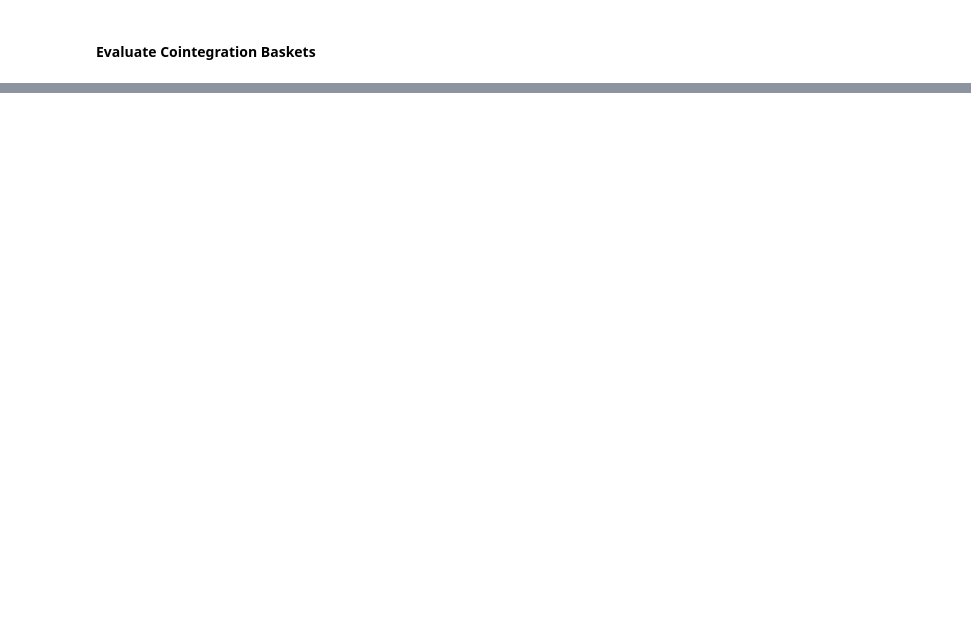
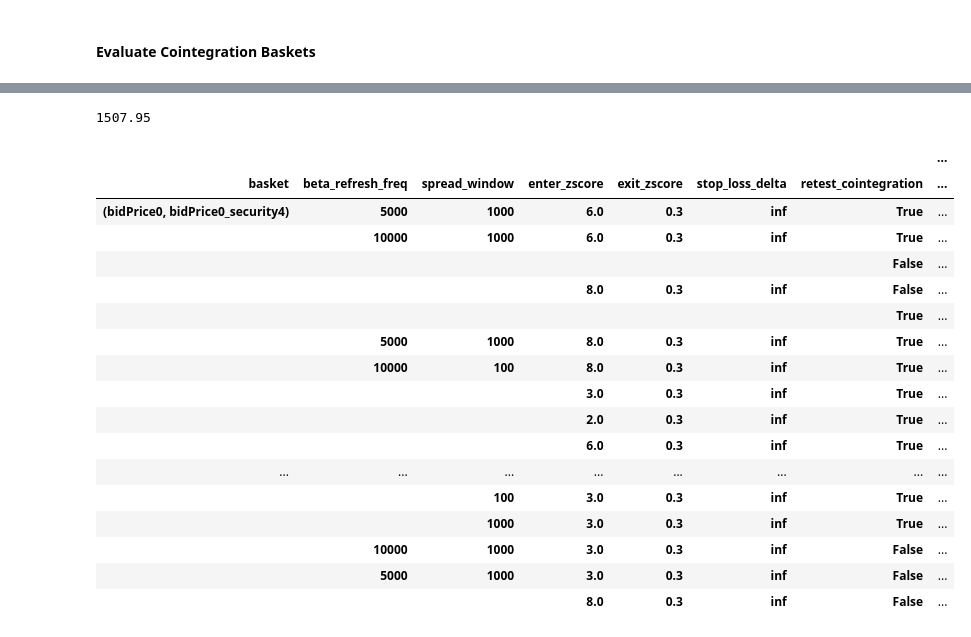
Before and after one commit to gnome-trading-group/gnomepy, a Jupyter notebook: gnomepy/backtest/cointegration_nb.ipynb, the cells around one changed output, grey strips where cells are left out. Cells and saved outputs as stored; diff of their text form; code cells hidden in the pictures; blank space fills up the shorter version.

```diff
--- a/gnomepy/backtest/cointegration_nb.ipynb
+++ b/gnomepy/backtest/cointegration_nb.ipynb
@@ -420,3 +456,48 @@ with pd.option_context('display.max_rows', None):
+# %%
+0.00045*1000*3351
+# %% [output]
+1507.95
+# %%
+with pd.option_context('display.max_rows', None):
+    # Group by basket, beta_refresh_freq, spread_window, and execution_delay, then display the mean sharpe_ratio and count for each group
+    group_cols = ['basket', 'beta_refresh_freq', 'spread_window', 'enter_zscore', 'exit_zscore', 'stop_loss_delta', 'retest_cointegration']
+
+    if all(col in summary_df.columns for col in group_cols):
+        grouped = summary_df.groupby(group_cols).agg(
+            sharpe_ratio=('sharpe_ratio', 'mean'),
+            profit_factor=('profit_factor', 'mean'),
+            win_ratio=('win_ratio', 'mean'),
+            max_drawdown=('max_drawdown', 'mean'),
+            total_profit_sum=('total_profit', 'sum'),
+            avg_profit_per_complete_trade=('avg_profit_per_complete_trade', 'mean'),
+            std_profit_per_complete_trade=('std_profit_per_complete_trade', 'mean'),
+            profit_to_drawdown=('profit_to_drawdown', 'mean'),
+            num_complete_trades=('num_complete_trades', 'mean')
+        ).sort_values(['basket', 'profit_to_drawdown', 'sharpe_ratio'], ascending=[True, False, False])
+
+        display(grouped)
+
+    else:
+        display(summary_df)
+# %% [output]
+|  |  |  |  |  |  |  | ... |
+| basket | beta_refresh_freq | spread_window | enter_zscore | exit_zscore | stop_loss_delta | retest_cointegration | ... |
+| (bidPrice0, bidPrice0_security4) | 5000 | 1000 | 6.0 | 0.3 | inf | True | ... |
+|  | 10000 | 1000 | 6.0 | 0.3 | inf | True | ... |
+|  |  |  |  |  |  | False | ... |
+|  |  |  | 8.0 | 0.3 | inf | False | ... |
+|  |  |  |  |  |  | True | ... |
+|  | 5000 | 1000 | 8.0 | 0.3 | inf | True | ... |
+|  | 10000 | 100 | 8.0 | 0.3 | inf | True | ... |
+|  |  |  | 3.0 | 0.3 | inf | True | ... |
+|  |  |  | 2.0 | 0.3 | inf | True | ... |
+|  |  |  | 6.0 | 0.3 | inf | True | ... |
+| ... | ... | ... | ... | ... | ... | ... | ... |
+|  |  | 100 | 3.0 | 0.3 | inf | True | ... |
+|  |  | 1000 | 3.0 | 0.3 | inf | True | ... |
+|  | 10000 | 1000 | 3.0 | 0.3 | inf | False | ... |
+|  | 5000 | 1000 | 3.0 | 0.3 | inf | False | ... |
+|  |  |  | 8.0 | 0.3 | inf | False | ... |
 # %%
 import matplotlib.pyplot as plt
 
```
Also changed, not shown: parts of 17 cells of this notebook, 1 other file.
